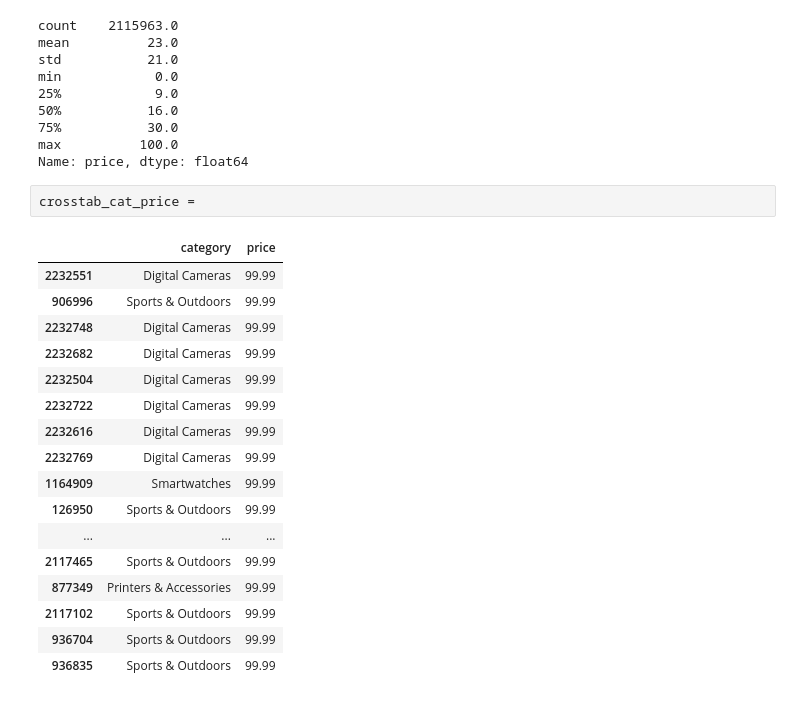
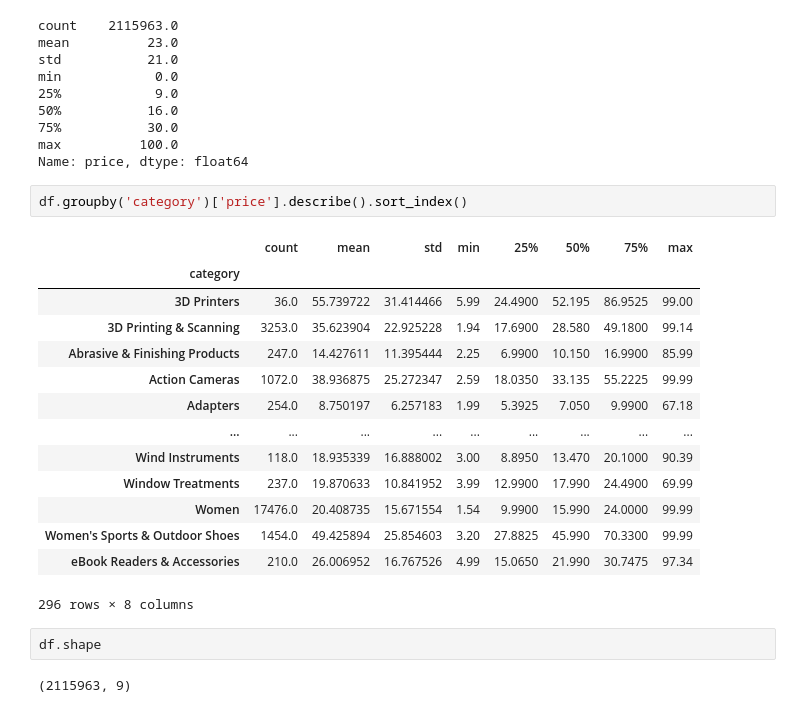
Before and after one commit to harmandeep2993/lab-eda-bivariate, a Jupyter notebook: lab-bivariate-eda.ipynb, the cells around one changed output. Saved outputs shown, nothing was run; the diff lists cells and outputs as text.

```diff
--- a/lab-bivariate-eda.ipynb
+++ b/lab-bivariate-eda.ipynb
@@ -339,22 +332,23 @@ min            0.0
 max          100.0
 Name: price, dtype: float64
 # %%
-crosstab_cat_price =
+df.groupby('category')['price'].describe().sort_index()
 # %% [output]
-|  | category | price |
-| 2232551 | Digital Cameras | 99.99 |
-| 906996 | Sports & Outdoors | 99.99 |
-| 2232748 | Digital Cameras | 99.99 |
-| 2232682 | Digital Cameras | 99.99 |
-| 2232504 | Digital Cameras | 99.99 |
-| 2232722 | Digital Cameras | 99.99 |
-| 2232616 | Digital Cameras | 99.99 |
-| 2232769 | Digital Cameras | 99.99 |
-| 1164909 | Smartwatches | 99.99 |
-| 126950 | Sports & Outdoors | 99.99 |
-| ... | ... | ... |
-| 2117465 | Sports & Outdoors | 99.99 |
-| 877349 | Printers & Accessories | 99.99 |
-| 2117102 | Sports & Outdoors | 99.99 |
-| 936704 | Sports & Outdoors | 99.99 |
-| 936835 | Sports & Outdoors | 99.99 |
+|  | count | mean | std | min | 25% | 50% | 75% | max |
+| category |  |  |  |  |  |  |  |  |
+| 3D Printers | 36.0 | 55.739722 | 31.414466 | 5.99 | 24.4900 | 52.195 | 86.9525 | 99.00 |
+| 3D Printing & Scanning | 3253.0 | 35.623904 | 22.925228 | 1.94 | 17.6900 | 28.580 | 49.1800 | 99.14 |
+| Abrasive & Finishing Products | 247.0 | 14.427611 | 11.395444 | 2.25 | 6.9900 | 10.150 | 16.9900 | 85.99 |
+| Action Cameras | 1072.0 | 38.936875 | 25.272347 | 2.59 | 18.0350 | 33.135 | 55.2225 | 99.99 |
+| Adapters | 254.0 | 8.750197 | 6.257183 | 1.99 | 5.3925 | 7.050 | 9.9900 | 67.18 |
+| ... | ... | ... | ... | ... | ... | ... | ... | ... |
+| Wind Instruments | 118.0 | 18.935339 | 16.888002 | 3.00 | 8.8950 | 13.470 | 20.1000 | 90.39 |
+| Window Treatments | 237.0 | 19.870633 | 10.841952 | 3.99 | 12.9900 | 17.990 | 24.4900 | 69.99 |
+| Women | 17476.0 | 20.408735 | 15.671554 | 1.54 | 9.9900 | 15.990 | 24.0000 | 99.99 |
+| Women's Sports & Outdoor Shoes | 1454.0 | 49.425894 | 25.854603 | 3.20 | 27.8825 | 45.990 | 70.3300 | 99.99 |
+| eBook Readers & Accessories | 210.0 | 26.006952 | 16.767526 | 4.99 | 15.0650 | 21.990 | 30.7475 | 97.34 |
+296 rows × 8 columns
+# %%
+df.shape
+# %% [output]
+(2115963, 9)
```
Also changed, not shown: parts of 42 cells of this notebook.
